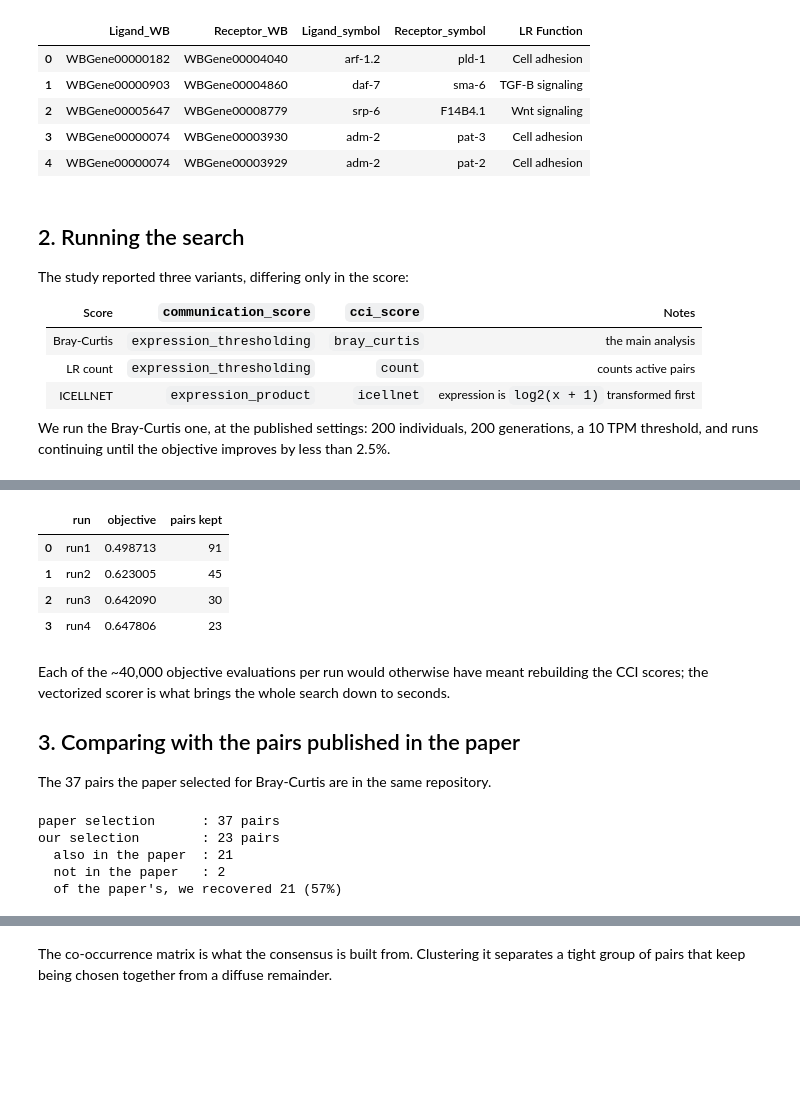
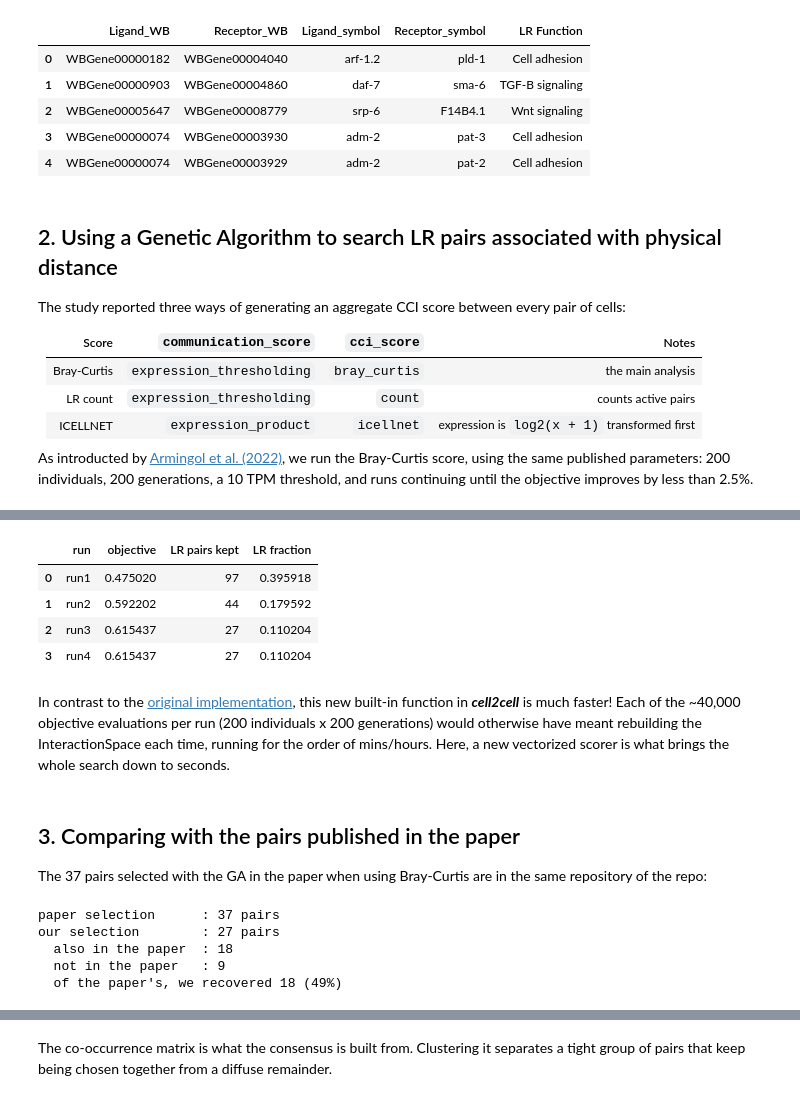
Before and after one commit to earmingol/cell2cell, a Jupyter notebook: docs/tutorials/Celegans-Spatial-Code.ipynb, the cells around one changed output, grey strips where cells are left out. Cells and saved outputs as stored; diff of their text form; code cells hidden in the pictures; blank space fills up the shorter version.

```diff
--- a/docs/tutorials/Celegans-Spatial-Code.ipynb
+++ b/docs/tutorials/Celegans-Spatial-Code.ipynb
@@ -34,20 +35,3 @@ import cell2cell as c2c
 # %%
 BASE = ('https://raw.githubusercontent.com/LewisLabUCSD/'
         'Celegans-cell2cell/master/data/')
-
-celegans_rnaseq = c2c.io.load_rnaseq(
-    rnaseq_file=BASE + 'RNA-Seq/Celegans_RNASeqData_Cell.xlsx',
-    gene_column='gene_id', drop_nangenes=True, log_transformation=False,
-    format='auto', verbose=False)
-
-celegans_lr = c2c.io.load_ppi(
-    ppi_file=BASE + 'PPI-Networks/Celegans-Curated-LR-pairs.xlsx',
-    interaction_columns=('Ligand_WB', 'Receptor_WB'),
-    rnaseq_genes=list(celegans_rnaseq.index), format='auto', verbose=False)
-
-physical_distances = pd.read_csv(
-    BASE + 'Digital-3D-Map/Celegans_Physical_Distances_Min.csv', index_col=0)
-
-print('expression      :', celegans_rnaseq.shape, '(genes x cells)')
-print('LR pairs        :', len(celegans_lr))
-print('cells in the map:', physical_distances.shape[0])
@@ -57,0 +40,5 @@ cells in the map: 22
+# %%
+celegans_rnaseq = c2c.io.load_rnaseq(
+    rnaseq_file=BASE + 'RNA-Seq/Celegans_RNASeqData_Cell.xlsx',
+    gene_column='symbol', drop_nangenes=True, log_transformation=False,
+    format='auto', verbose=False)
@@ -57,0 +47,5 @@ cells in the map: 22
+# %%
+celegans_lr = c2c.io.load_ppi(
+    ppi_file=BASE + 'PPI-Networks/Celegans-Curated-LR-pairs.xlsx',
+    interaction_columns=('Ligand_symbol', 'Receptor_symbol'),
+    rnaseq_genes=list(celegans_rnaseq.index), format='auto', verbose=False)
@@ -98,9 +106,9 @@ curated annotations for 245 pairs
 | 3 | WBGene00000074 | WBGene00003930 | adm-2 | pat-3 | Cell adhesion |
 | 4 | WBGene00000074 | WBGene00003929 | adm-2 | pat-2 | Cell adhesion |
 # %% [markdown]
-## 2. Running the search
+## 2. Using a Genetic Algorithm to search LR pairs associated with physical distance
 
-The study reported three variants, differing only in the score:
+The study reported three ways of generating an aggregate CCI score between every pair of cells:
 
 | Score | `communication_score` | `cci_score` | Notes |
 |---|---|---|---|
@@ -108,7 +116,7 @@ The study reported three variants, differing only in the score:
 | LR count | `expression_thresholding` | `count` | counts active pairs |
 | ICELLNET | `expression_product` | `icellnet` | expression is `log2(x + 1)` transformed first |
 
-We run the Bray-Curtis one, at the published settings: 200 individuals, 200 generations, a 10 TPM
+As introducted by [Armingol et al. (2022)](https://doi.org/10.1371/journal.pcbi.1010715), we run the Bray-Curtis score, using the same published parameters: 200 individuals, 200 generations, a 10 TPM
 threshold, and runs continuing until the objective improves by less than 2.5%.
 # %%
 celegans_setup = {'communication_score': 'expression_thresholding',
@@ -131,6 +139,8 @@ celegans_results = c2c.analysis.optimize_lr_pairs(
 print('finished in {:.0f} s'.format(time.perf_counter() - start))
 
 pd.DataFrame([{'run': k, 'objective': celegans_results[k]['obj_fn'],
-               'pairs kept': celegans_results[k]['n_selected']}
+               'LR pairs kept': celegans_results[k]['n_selected'],
+               'LR fraction' : celegans_results[k]['n_selected'] / celegans_lr.shape[0]
+              }
               for k in sorted(celegans_results) if k.startswith('run')])
 # %% [output]
@@ -138,22 +148,21 @@ finished in 27 s
-|  | run | objective | pairs kept |
-| 0 | run1 | 0.498713 | 91 |
-| 1 | run2 | 0.623005 | 45 |
-| 2 | run3 | 0.642090 | 30 |
-| 3 | run4 | 0.647806 | 23 |
+|  | run | objective | LR pairs kept | LR fraction |
+| 0 | run1 | 0.475020 | 97 | 0.395918 |
+| 1 | run2 | 0.592202 | 44 | 0.179592 |
+| 2 | run3 | 0.615437 | 27 | 0.110204 |
+| 3 | run4 | 0.615437 | 27 | 0.110204 |
+# %% [markdown]
+In contrast to the [original implementation](https://github.com/LewisLabUCSD/Celegans-cell2cell/blob/master/code/genetic_algorithm.py), this new built-in function in ***cell2cell*** is much faster! Each of the ~40,000 objective evaluations per run (200 individuals x 200 generations) would otherwise have meant rebuilding the InteractionSpace each time, running for the order of mins/hours. Here, a new vectorized scorer is what brings the whole search down to seconds.
 # %% [markdown]
-Each of the ~40,000 objective evaluations per run would otherwise have meant rebuilding the CCI
-scores; the vectorized scorer is what brings the whole search down to seconds.
-
 ## 3. Comparing with the pairs published in the paper
 
-The 37 pairs the paper selected for Bray-Curtis are in the same repository.
+The 37 pairs selected with the GA in the paper when using Bray-Curtis are in the same repository of the repo:
 # %%
 paper_pairs = pd.read_csv(BASE + 'PPI-Networks/Celegans-GA-BrayCurtis-Selected-LR-pairs.csv')
 
 # `remove_ppi_bidirectionality` can flip a pair, so compare them as unordered
 unordered = lambda a, b: frozenset((a, b))
 paper_keys = {unordered(a, b) for a, b in
-              paper_pairs[['Ligand_WB', 'Receptor_WB']].values}
+              paper_pairs[['Ligand_symbol', 'Receptor_symbol']].values}
 our_keys = {unordered(a, b) for a, b in
             celegans_results['best_ppi_data'][['A', 'B']].values}
 
@@ -166,10 +175,10 @@ print('  of the paper\'s, we recovered {} ({:.0%})'
       .format(len(shared), len(shared) / len(paper_keys)))
 # %% [output]
 paper selection      : 37 pairs
-our selection        : 23 pairs
-  also in the paper  : 21
-  not in the paper   : 2
-  of the paper's, we recovered 21 (57%)
+our selection        : 27 pairs
+  also in the paper  : 18
+  not in the paper   : 9
+  of the paper's, we recovered 18 (49%)
 # %% [markdown]
 ### Integrating independent executions
 
```
Also changed, not shown: parts of 21 cells of this notebook, 1 other file.
